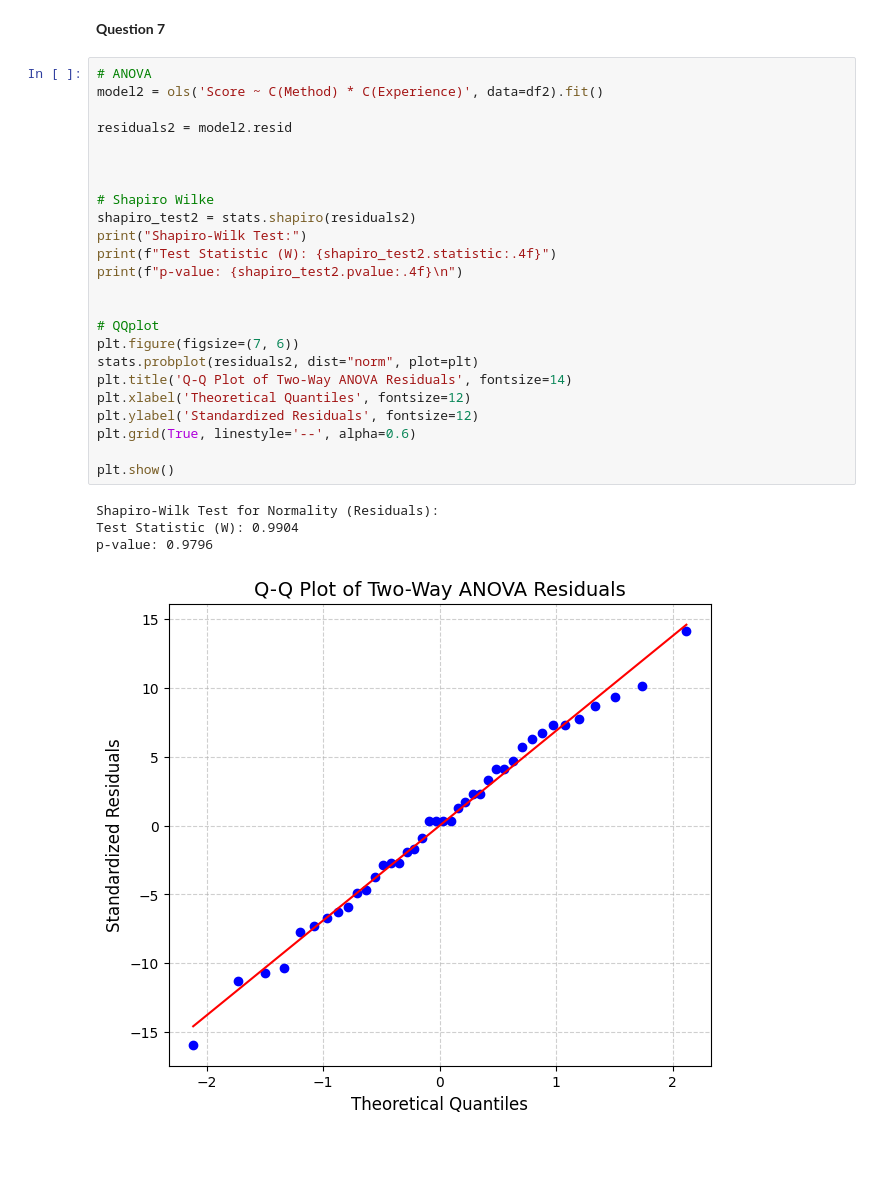
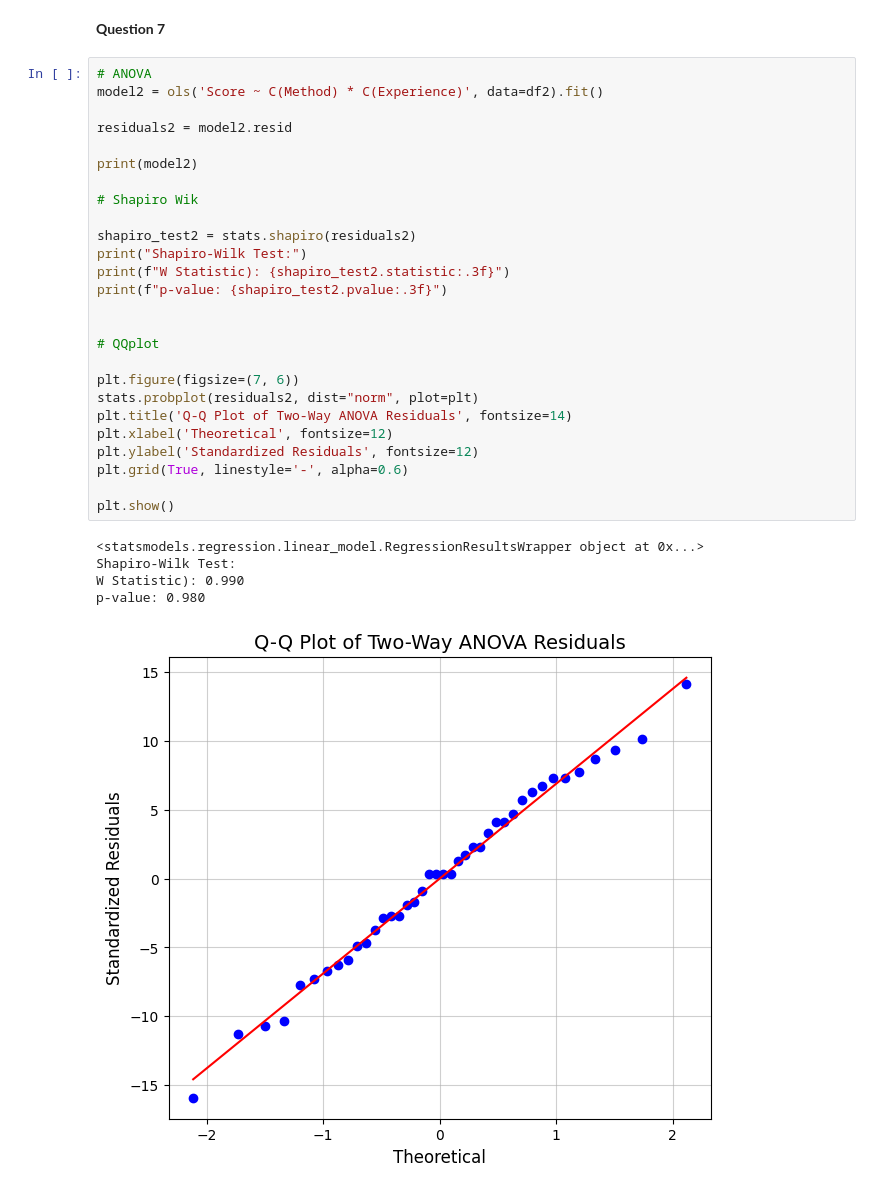
Before and after one commit to Cipher212/STAT-7220-Applied-Experimental-Design, a Jupyter notebook: Assignments/Midterm-Exam/Midterm-Exam.ipynb, the cells around one changed output. Cells and saved outputs as stored; diff of their text form; blank space fills up the shorter version.

```diff
--- a/Assignments/Midterm-Exam/Midterm-Exam.ipynb
+++ b/Assignments/Midterm-Exam/Midterm-Exam.ipynb
@@ -433,29 +433,32 @@ The Alternate (Ha) hypothesis being supported more by the EDA
 # %%
 # ANOVA
 model2 = ols('Score ~ C(Method) * C(Experience)', data=df2).fit()
 
 residuals2 = model2.resid
 
+print(model2)
 
+# Shapiro Wik
 
-# Shapiro Wilke
 shapiro_test2 = stats.shapiro(residuals2)
 print("Shapiro-Wilk Test:")
-print(f"Test Statistic (W): {shapiro_test2.statistic:.4f}")
-print(f"p-value: {shapiro_test2.pvalue:.4f}\n")
+print(f"W Statistic): {shapiro_test2.statistic:.3f}")
+print(f"p-value: {shapiro_test2.pvalue:.3f}")
 
 
 # QQplot
+
 plt.figure(figsize=(7, 6))
 stats.probplot(residuals2, dist="norm", plot=plt)
 plt.title('Q-Q Plot of Two-Way ANOVA Residuals', fontsize=14)
-plt.xlabel('Theoretical Quantiles', fontsize=12)
+plt.xlabel('Theoretical', fontsize=12)
 plt.ylabel('Standardized Residuals', fontsize=12)
-plt.grid(True, linestyle='--', alpha=0.6)
+plt.grid(True, linestyle='-', alpha=0.6)
 
 plt.show()
 # %% [output]
-Shapiro-Wilk Test for Normality (Residuals):
-Test Statistic (W): 0.9904
-p-value: 0.9796
+<statsmodels.regression.linear_model.RegressionResultsWrapper object at 0x...>
+Shapiro-Wilk Test:
+W Statistic): 0.990
+p-value: 0.980
-[figure, old version]
+[figure, new version]
```
Also changed, not shown: parts of 1 cell of this notebook.
